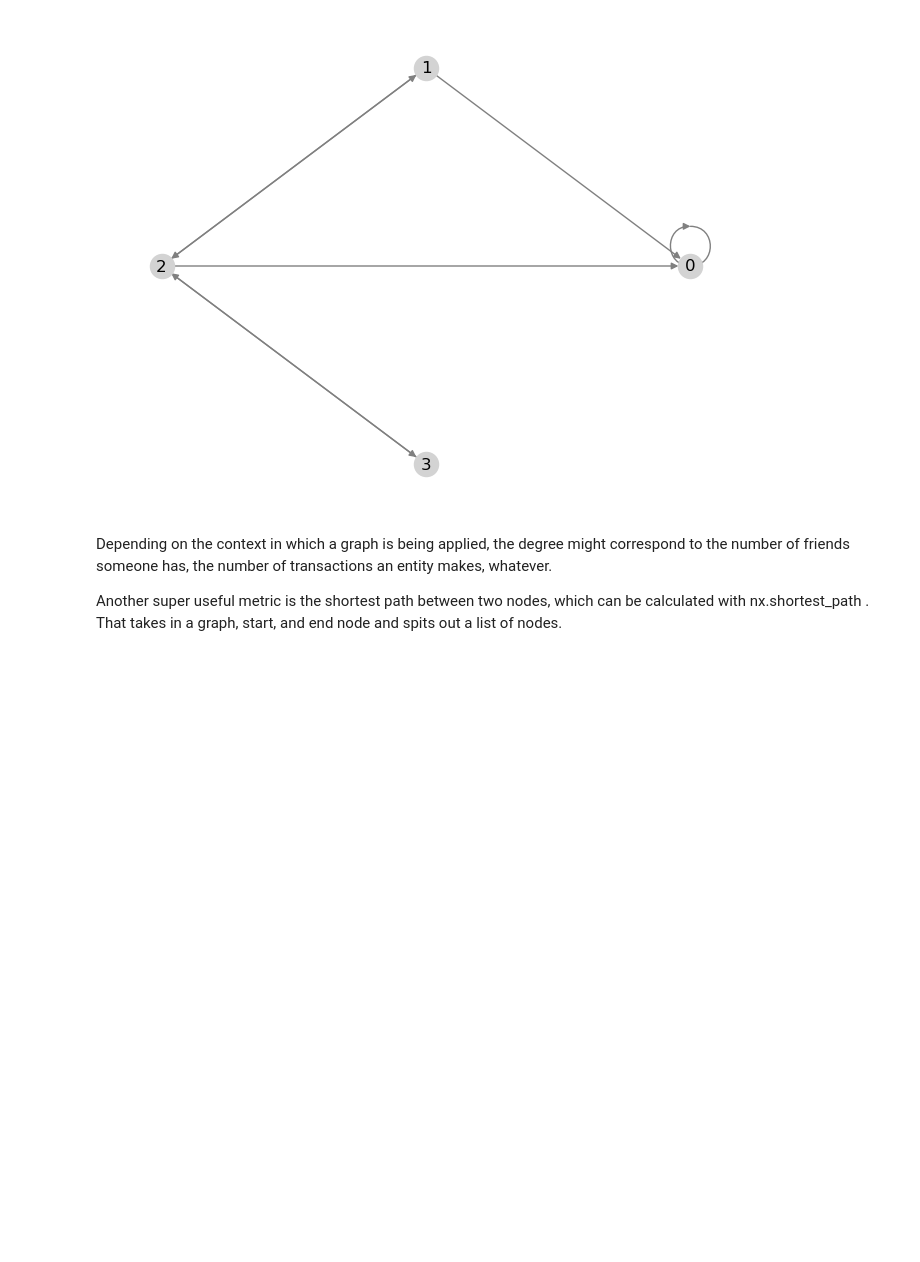
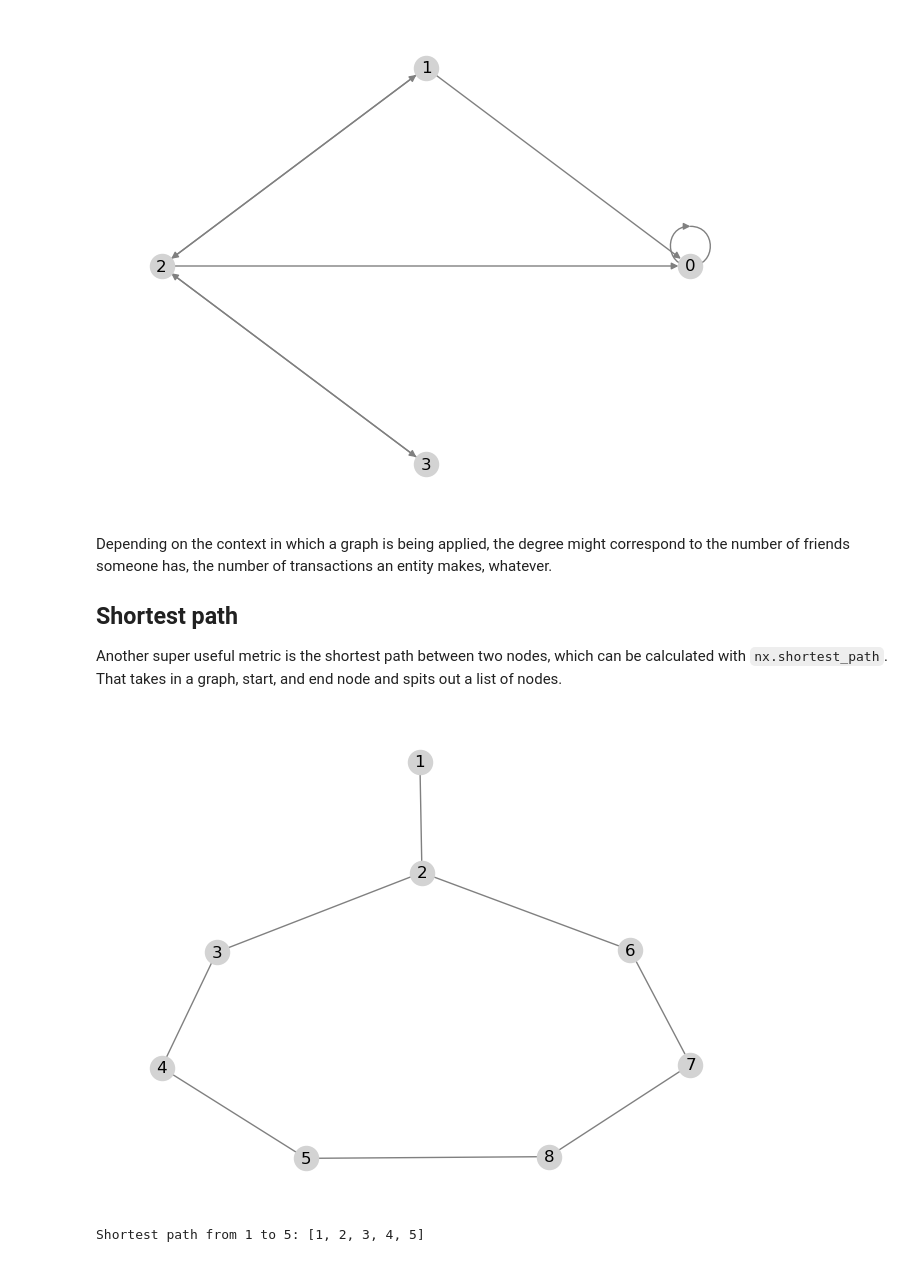
Before and after one commit to rsnemmen/graphs-crash-course, a Jupyter notebook: 3-Basic_manipulation—key_metrics.ipynb, the cells around one changed output. Cells and saved outputs as stored; diff of their text form; code cells hidden in the pictures; blank space fills up the shorter version.

```diff
--- a/3-Basic_manipulation—key_metrics.ipynb
+++ b/3-Basic_manipulation—key_metrics.ipynb
@@ -117,4 +117,6 @@ out degree:  {0: 1, 1: 2, 2: 3, 3: 1}
 # %% [markdown]
 Depending on the context in which a graph is being applied, the degree might correspond to the number of friends someone has, the number of transactions an entity makes, whatever.
 
-Another super useful metric is the shortest path between two nodes, which can be calculated with nx.shortest_path . That takes in a graph, start, and end node and spits out a list of nodes.
+## Shortest path
+
+Another super useful metric is the shortest path between two nodes, which can be calculated with `nx.shortest_path`. That takes in a graph, start, and end node and spits out a list of nodes.
@@ -175,0 +123,15 @@ Here, we defined centrality based on eccentricity, but there are other ways to d
+# %%
+"""Creating a graph and finding the shortest path between nodes 1 and 5
+"""
+
+# Create a sample graph
+G = nx.Graph([(1, 2), (2, 3), (3, 4), (4, 5), (2, 6), (6, 7), (7, 8), (8,5)])
+
+# Draw nodes
+plot_graph(G)
+
+shortest_path = nx.shortest_path(G, source=1, target=5)
+print(f"Shortest path from 1 to 5: {shortest_path}")
+# %% [output]
+[figure, added]
+Shortest path from 1 to 5: [1, 2, 3, 4, 5]
```
Also changed, not shown: parts of 8 cells of this notebook, 1 other file.
